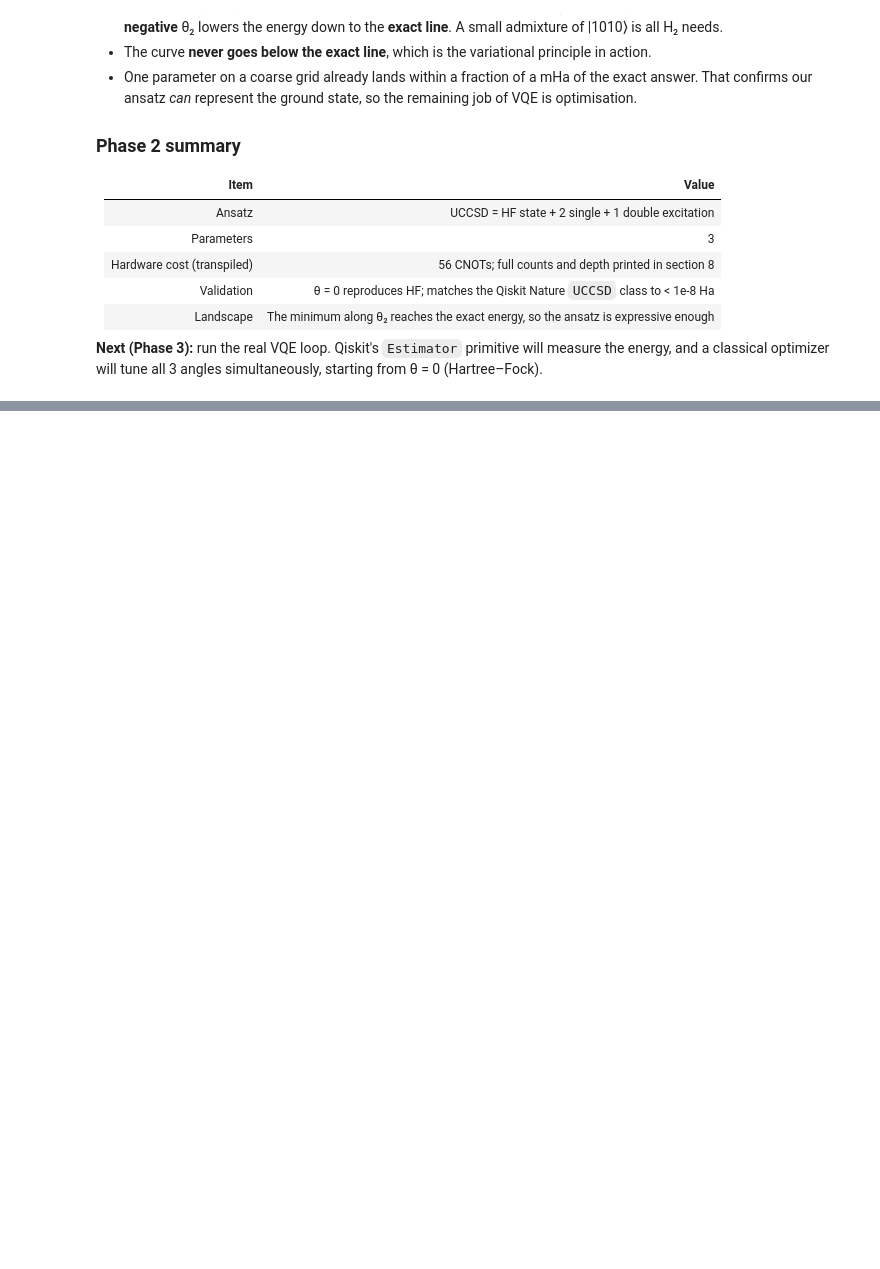
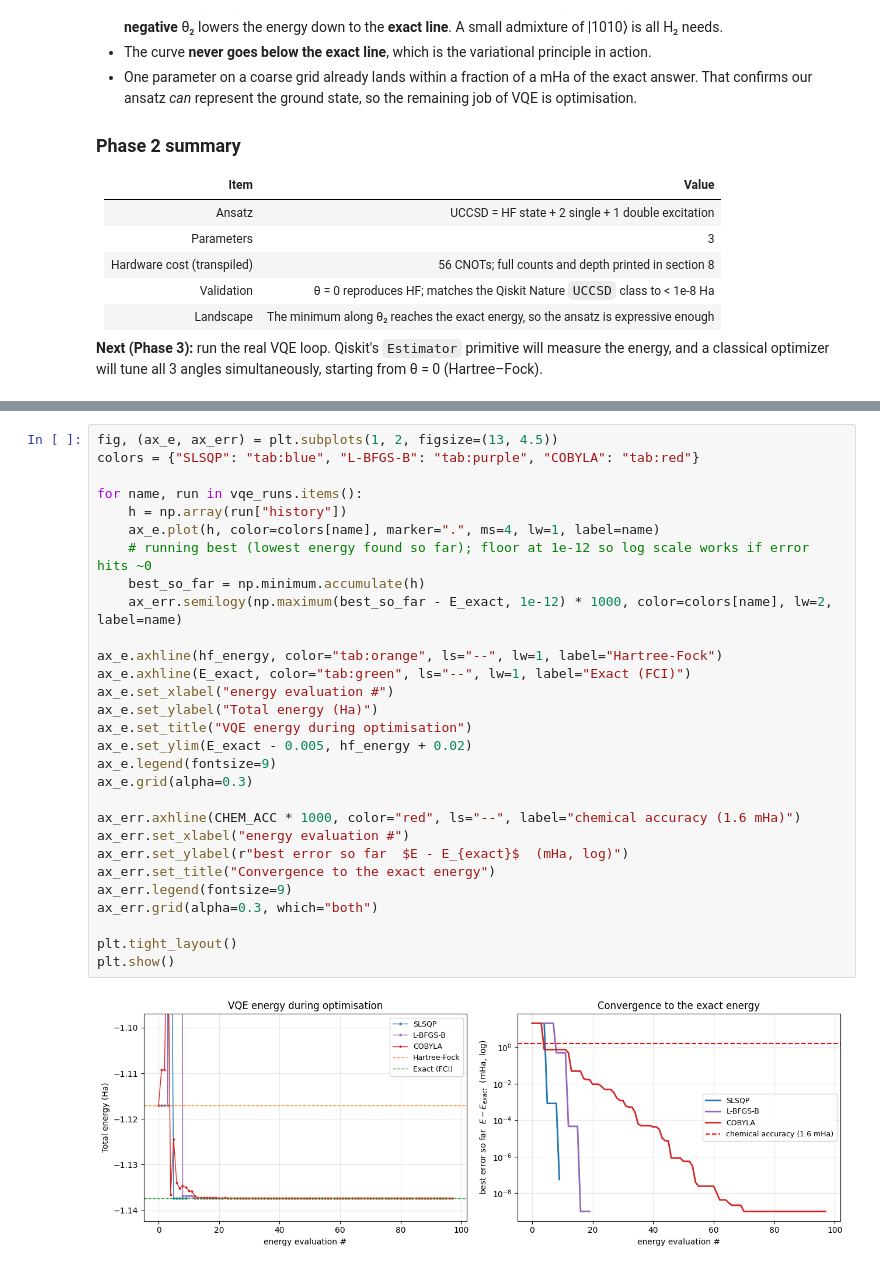
Before and after one commit to arjun-whiteshadow/qiskit-fall-fest-26, a Jupyter notebook: challenge.ipynb, the cells around one changed output, grey strips where cells are left out. Saved outputs shown, nothing was run; the diff lists cells and outputs as text; blank space fills up the shorter version.

```diff
--- a/challenge.ipynb
+++ b/challenge.ipynb
@@ -646,0 +771,31 @@ and a classical optimizer will tune all 3 angles simultaneously, starting from
+# %%
+fig, (ax_e, ax_err) = plt.subplots(1, 2, figsize=(13, 4.5))
+colors = {"SLSQP": "tab:blue", "L-BFGS-B": "tab:purple", "COBYLA": "tab:red"}
+
+for name, run in vqe_runs.items():
+    h = np.array(run["history"])
+    ax_e.plot(h, color=colors[name], marker=".", ms=4, lw=1, label=name)
+    # running best (lowest energy found so far); floor at 1e-12 so log scale works if error hits ~0
+    best_so_far = np.minimum.accumulate(h)
+    ax_err.semilogy(np.maximum(best_so_far - E_exact, 1e-12) * 1000, color=colors[name], lw=2, label=name)
+
+ax_e.axhline(hf_energy, color="tab:orange", ls="--", lw=1, label="Hartree-Fock")
+ax_e.axhline(E_exact, color="tab:green", ls="--", lw=1, label="Exact (FCI)")
+ax_e.set_xlabel("energy evaluation #")
+ax_e.set_ylabel("Total energy (Ha)")
+ax_e.set_title("VQE energy during optimisation")
+ax_e.set_ylim(E_exact - 0.005, hf_energy + 0.02)
+ax_e.legend(fontsize=9)
+ax_e.grid(alpha=0.3)
+
+ax_err.axhline(CHEM_ACC * 1000, color="red", ls="--", label="chemical accuracy (1.6 mHa)")
+ax_err.set_xlabel("energy evaluation #")
+ax_err.set_ylabel(r"best error so far  $E - E_{exact}$  (mHa, log)")
+ax_err.set_title("Convergence to the exact energy")
+ax_err.legend(fontsize=9)
+ax_err.grid(alpha=0.3, which="both")
+
+plt.tight_layout()
+plt.show()
+# %% [output]
+[figure, added]
```
Also changed, not shown: parts of 16 cells of this notebook, 1 other file.
